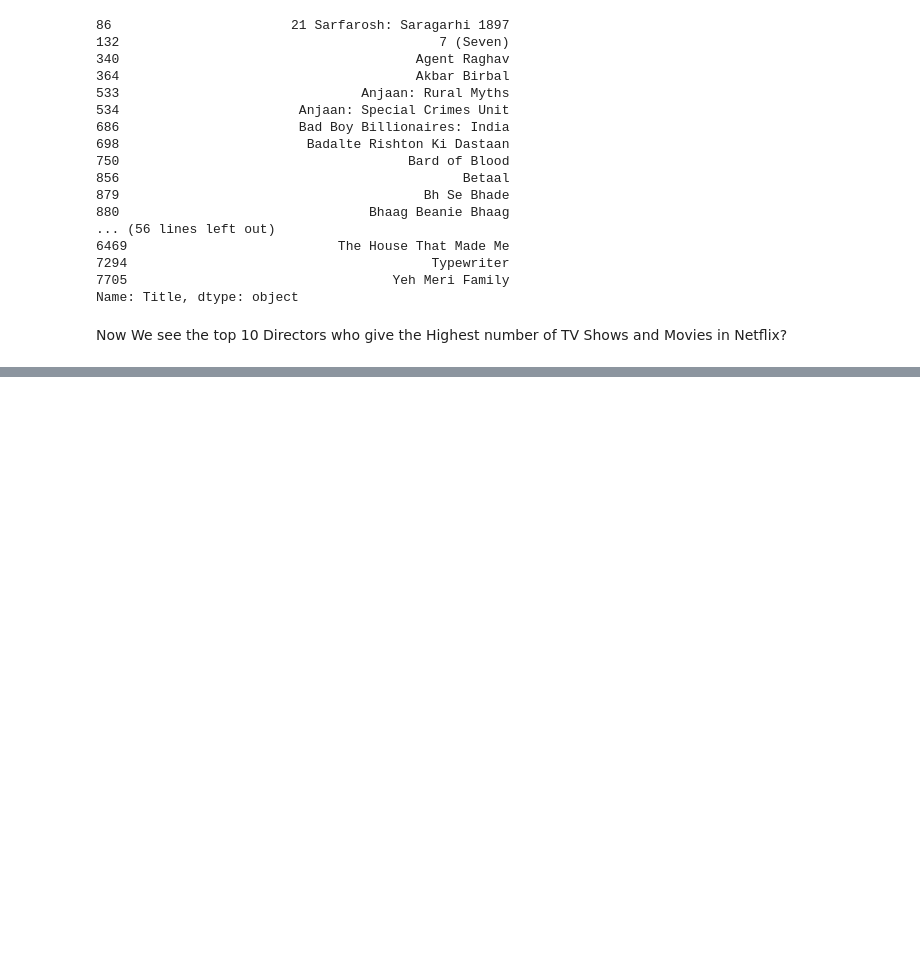
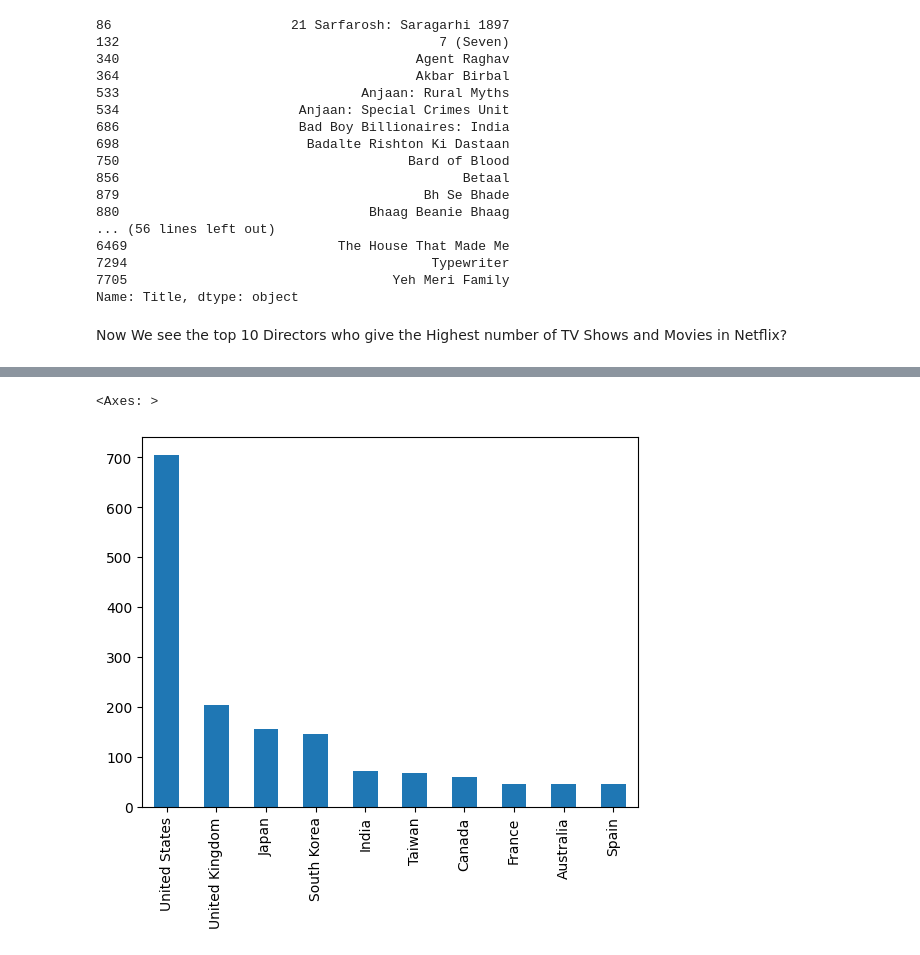
Before and after one commit to Akash11gavhane/Python-Netflix_dataAnalysis_Project, a Jupyter notebook: main.ipynb, the cells around one changed output, grey strips where cells are left out. Cells and saved outputs as stored; diff of their text form; code cells hidden in the pictures; blank space fills up the shorter version.

```diff
--- a/main.ipynb
+++ b/main.ipynb
@@ -427,0 +554,4 @@ Now We see the top 10 Directors who give the Highest number of TV Shows and Movi
+# %%
+# we have to split data into 2 column
+
+data[['Minute' , 'Unit']] = data['Duration'].str.split(' ' , expand = True)
@@ -427,0 +584,2 @@ Now We see the top 10 Directors who give the Highest number of TV Shows and Movi
+# %%
+data_TVShows = data[data['Category'] == 'TV Show']
@@ -427,0 +626,5 @@ Now We see the top 10 Directors who give the Highest number of TV Shows and Movi
+# %%
+data_TVShows.Country.value_counts().head(10).plot(kind = 'bar')
+# %% [output]
+<Axes: >
+[figure, added]
```
Also changed, not shown: parts of 34 cells of this notebook.
